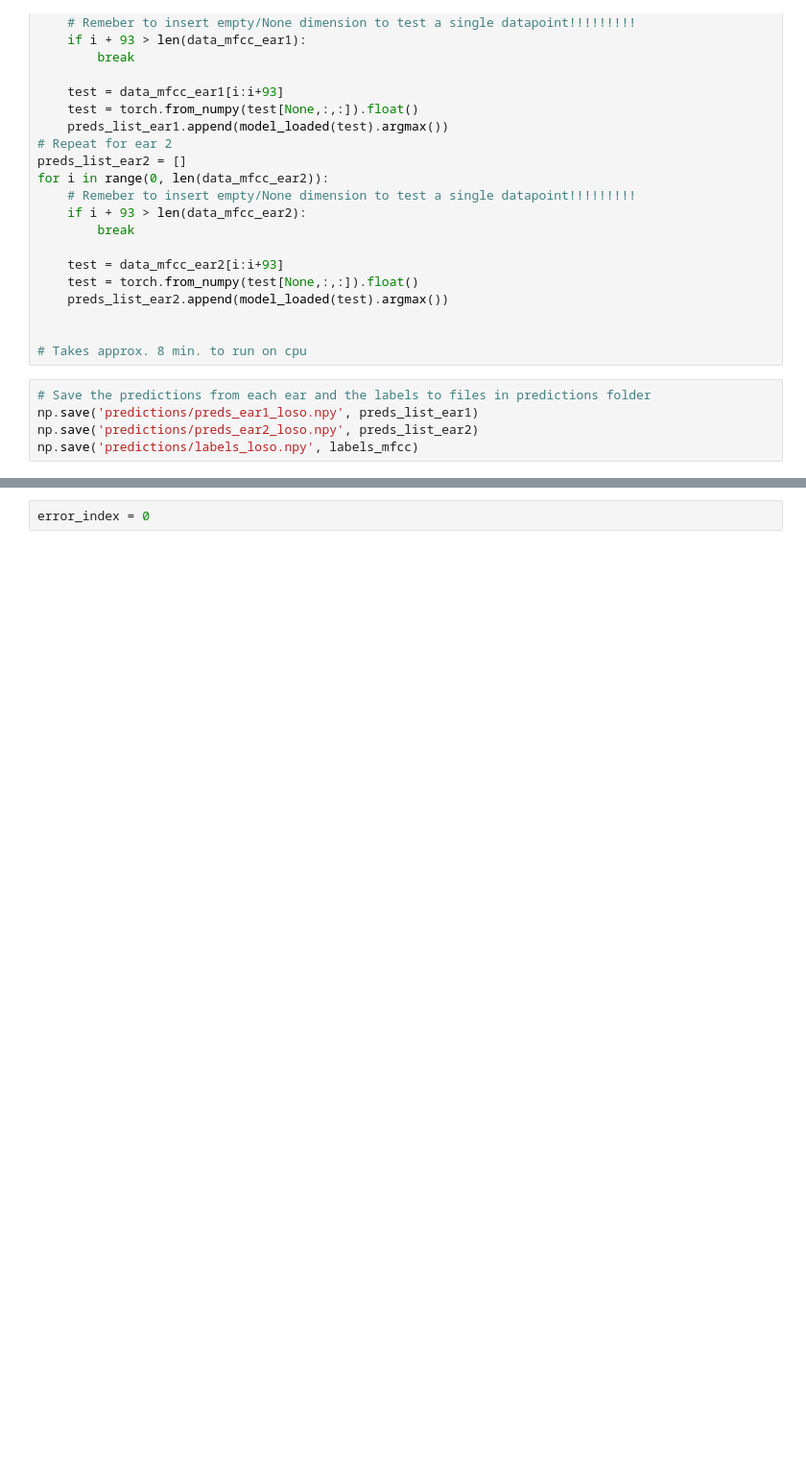
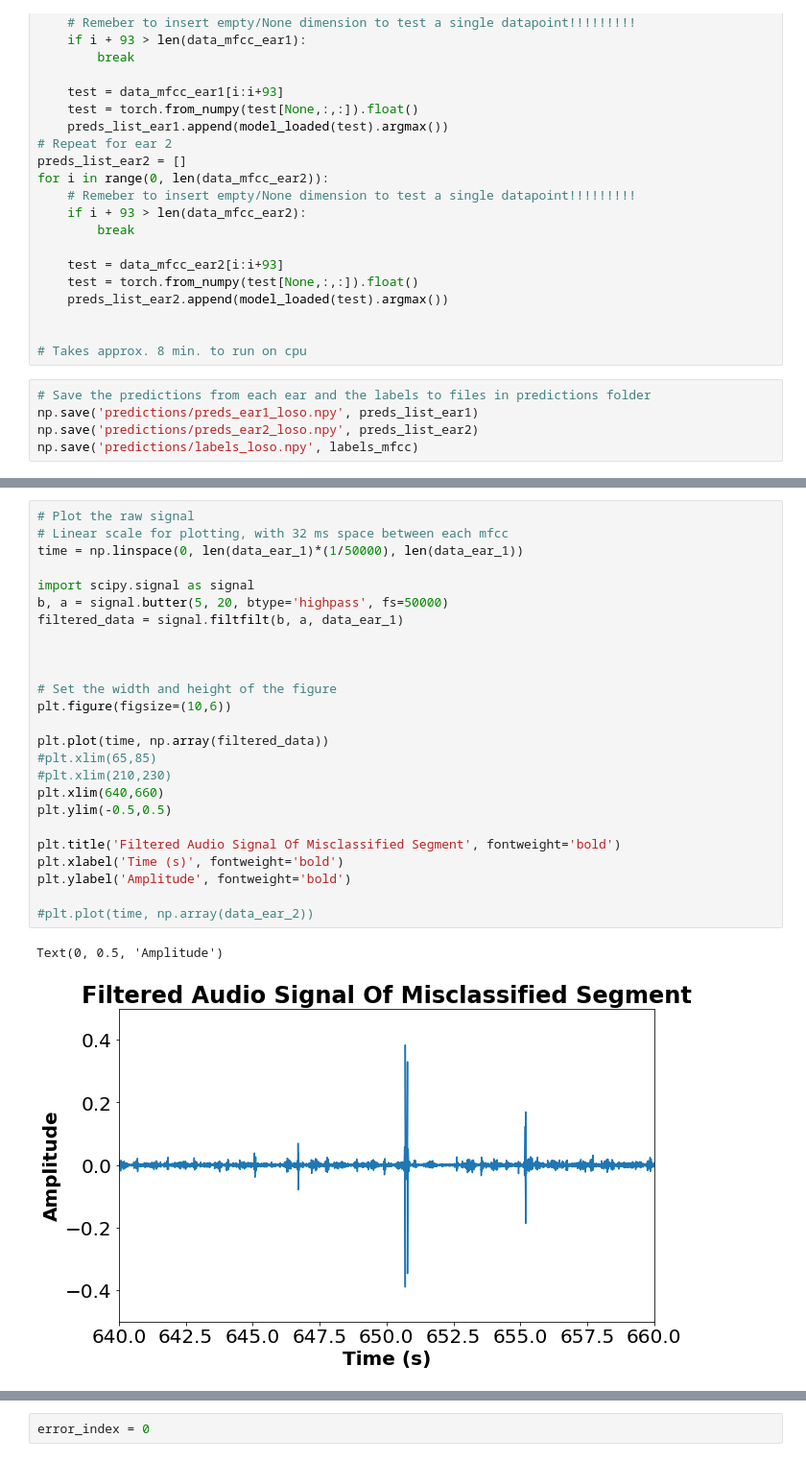
Before and after one commit to Aksel3007/BCM_activity_classification, a Jupyter notebook: test_model.ipynb, the cells around one changed output, grey strips where cells are left out. Shown: that part at 96% size. Cells and saved outputs as stored; diff of their text form; blank space fills up the shorter version.

```diff
--- a/test_model.ipynb
+++ b/test_model.ipynb
@@ -391,0 +447,28 @@ plt.show()
+# %%
+# Plot the raw signal
+# Linear scale for plotting, with 32 ms space between each mfcc
+time = np.linspace(0, len(data_ear_1)*(1/50000), len(data_ear_1))
+
+import scipy.signal as signal
+b, a = signal.butter(5, 20, btype='highpass', fs=50000)
+filtered_data = signal.filtfilt(b, a, data_ear_1)
+
+
+
+# Set the width and height of the figure
+plt.figure(figsize=(10,6))
+
+plt.plot(time, np.array(filtered_data))
+#plt.xlim(65,85)
+#plt.xlim(210,230)
+plt.xlim(640,660)
+plt.ylim(-0.5,0.5)
+
+plt.title('Filtered Audio Signal Of Misclassified Segment', fontweight='bold')
+plt.xlabel('Time (s)', fontweight='bold')
+plt.ylabel('Amplitude', fontweight='bold')
+
+#plt.plot(time, np.array(data_ear_2))
+# %% [output]
+Text(0, 0.5, 'Amplitude')
+[figure, added]
```
Also changed, not shown: parts of 8 cells of this notebook, 5 other files.
